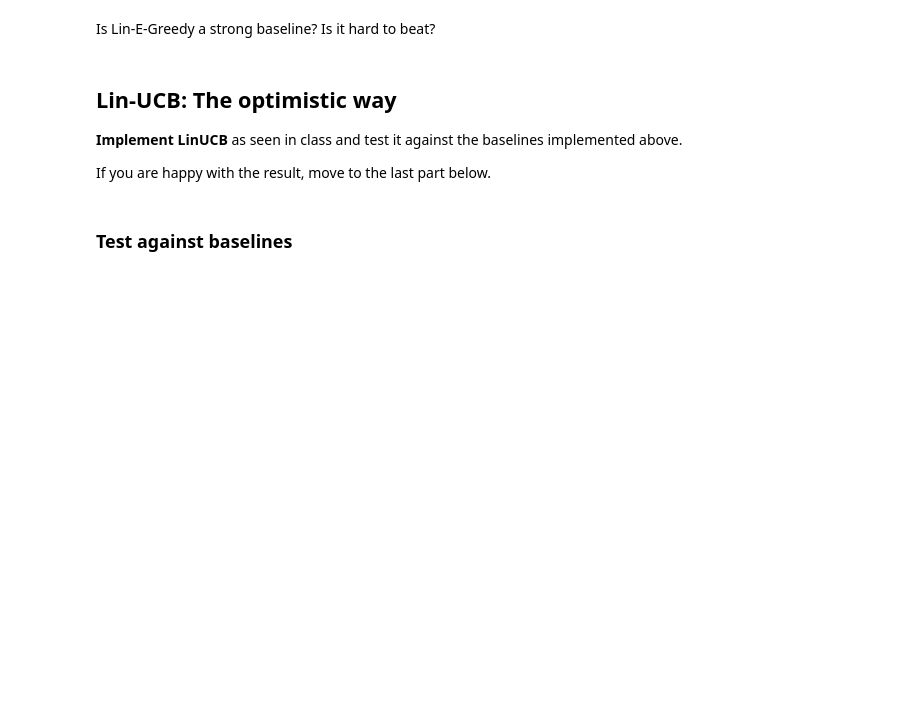
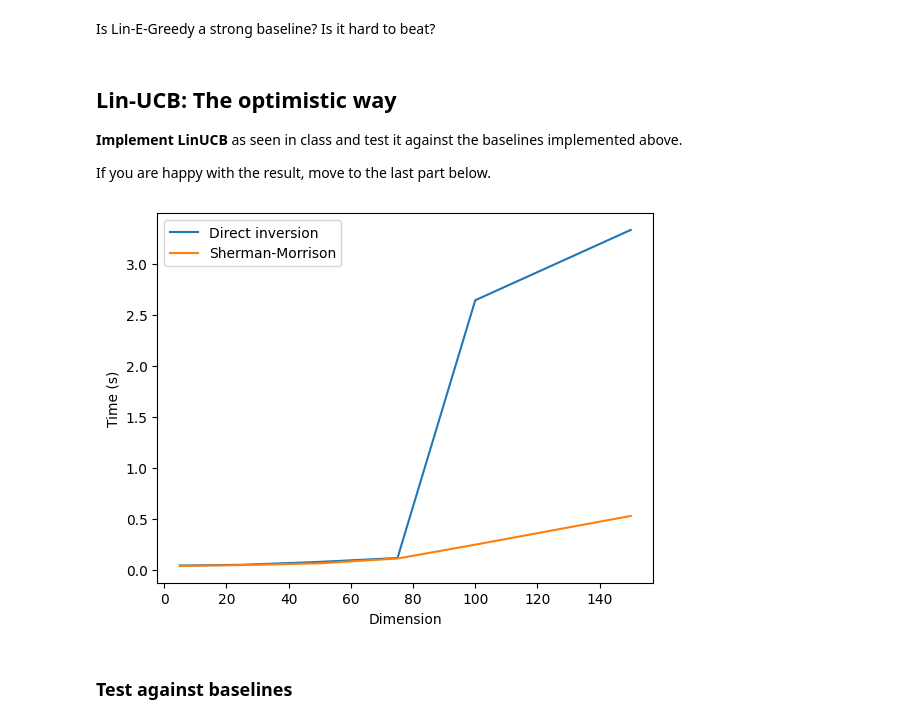
Before and after one commit to sleepDuck23/linear_bandits_RL, a Jupyter notebook: StochasticLinearBandits2024.ipynb, the cells around one changed output. Cells and saved outputs as stored; diff of their text form; code cells hidden in the pictures; blank space fills up the shorter version.

Commit message:
all done but bonus
still lacking the bonus results and comments

```diff
--- a/StochasticLinearBandits2024.ipynb
+++ b/StochasticLinearBandits2024.ipynb
@@ -328,2 +384,48 @@ If you are happy with the result, move to the last part below.
+# %%
+import time
+import tqdm
+# Dimension sizes tested
+d_list = [5,25,50,75,100,150]
+
+# Other parameters
+K_exp = 7
+
+
+T = 100  # Finite Horizon
+N = 10  # Monte Carlo simulations
+
+delta = 0.1 # could be set directly in the algorithms
+sigma = 1.
+
+q = 10
+
+result = []
+for d in tqdm.tqdm(d_list):
+    theta = ActionsGenerator(1,d)[0]
+    env = LinearBandit(theta, K_exp, var=sigma**2)
+
+    # Measure time for direct inversion
+    linucb_inv = LinUCB(d, delta, sigma=sigma, lambda_reg=1., inverse=True)
+    start_time = time.time()
+    linucb_inv_exp = experiment(env, [linucb_inv], Nmc=N, T=T,pseudo_regret=True)
+    time_inverse = time.time() - start_time
+
+    # Measure time for Sherman-Morrison formula
+    linucb_withoutinv = LinUCB(d, delta, sigma=sigma, lambda_reg=1., inverse=False)
+    start_time = time.time()
+    linucb_withoutinv_exp = experiment(env, [linucb_withoutinv], Nmc=N, T=T,pseudo_regret=True)
+    time_sherman = time.time() - start_time
+    result.append([time_inverse, time_sherman])
+
+# plot
+plt.figure()
+plt.plot(d_list, [r[0] for r in result], label='Direct inversion')
+plt.plot(d_list, [r[1] for r in result], label='Sherman-Morrison')
+plt.xlabel('Dimension')
+plt.ylabel('Time (s)')
+plt.legend()
+plt.show()
+# %% [output]
+[figure, added]
 # %% [markdown]
 ### Test against baselines
```
Also changed, not shown: parts of 12 cells of this notebook.
